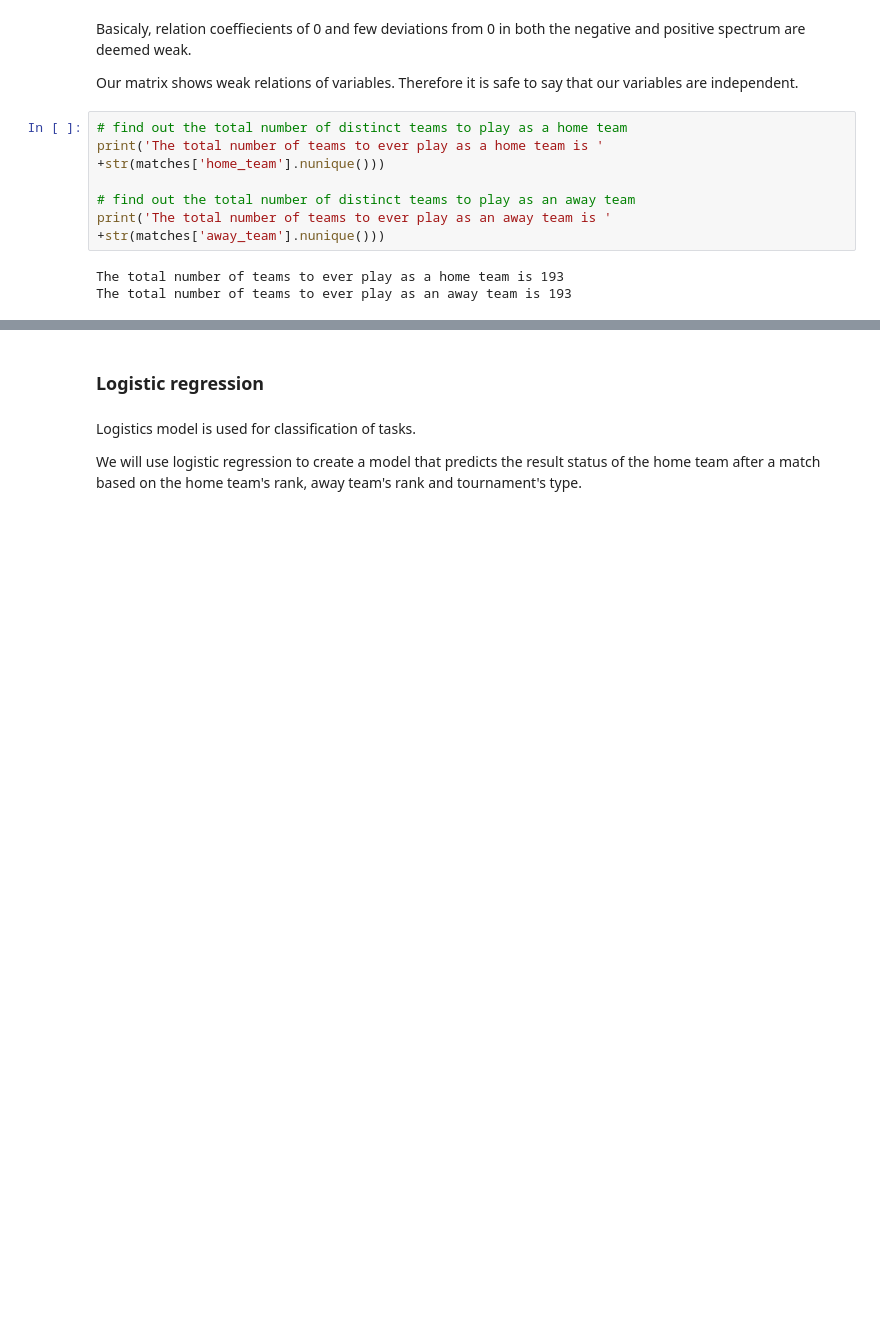
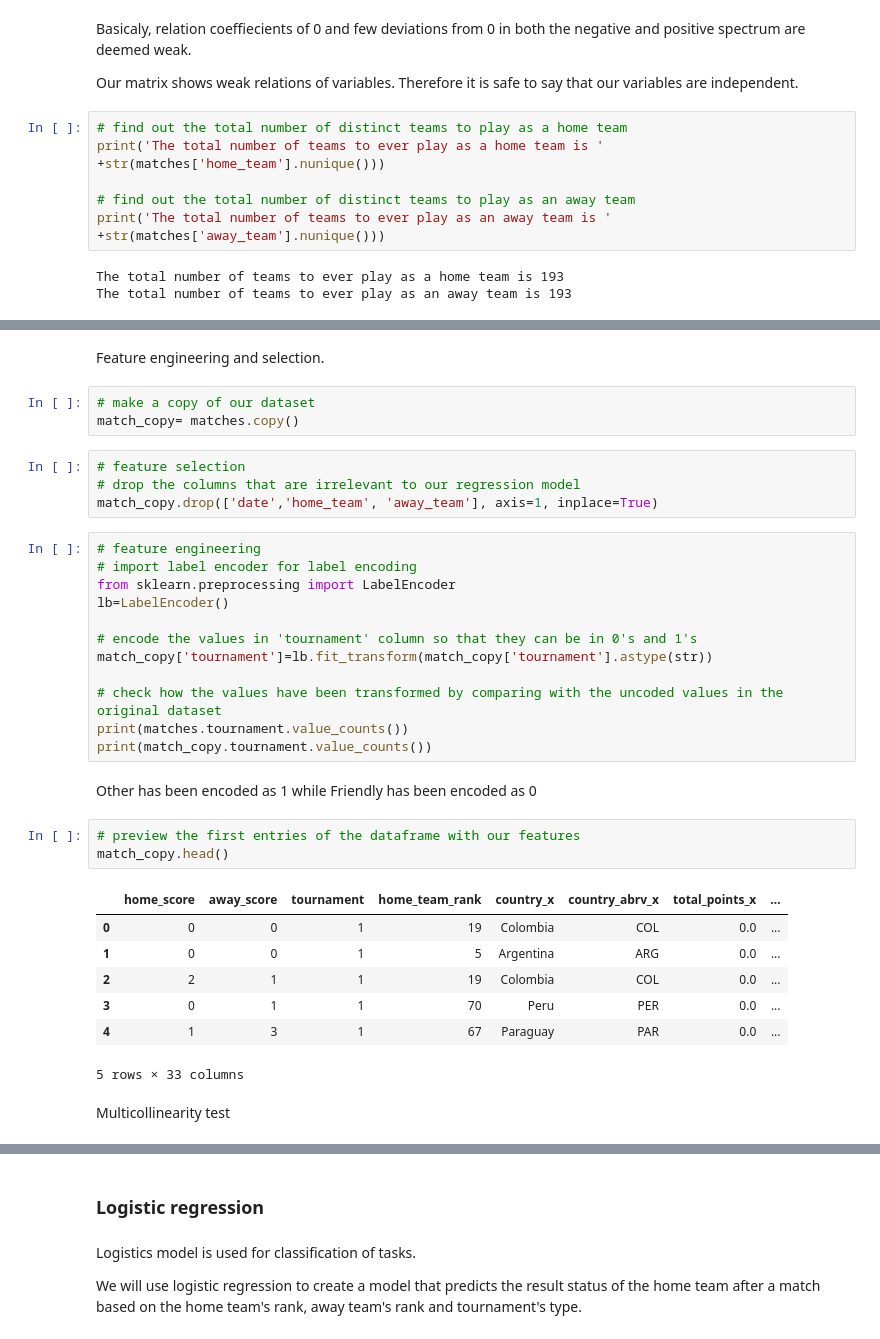
Before and after one commit to mungaimoureen/W6-Football-results-prediction., a Jupyter notebook: Moringa_Data_Science_Core_W6_Independent_Project_2022_06_Moureen_Mungai_Python_Notebook.ipynb, the cells around one changed output, grey strips where cells are left out. Cells and saved outputs as stored; diff of their text form; blank space fills up the shorter version.

```diff
--- a/Moringa_Data_Science_Core_W6_Independent_Project_2022_06_Moureen_Mungai_Python_Notebook.ipynb
+++ b/Moringa_Data_Science_Core_W6_Independent_Project_2022_06_Moureen_Mungai_Python_Notebook.ipynb
@@ -526,0 +525,36 @@ The total number of teams to ever play as an away team is 193
+# %% [markdown]
+Feature engineering and selection.
+# %%
+# make a copy of our dataset
+match_copy= matches.copy()
+# %%
+# feature selection
+# drop the columns that are irrelevant to our regression model
+match_copy.drop(['date','home_team', 'away_team'], axis=1, inplace=True)
+# %%
+# feature engineering
+# import label encoder for label encoding
+from sklearn.preprocessing import LabelEncoder
+lb=LabelEncoder()
+
+# encode the values in 'tournament' column so that they can be in 0's and 1's
+match_copy['tournament']=lb.fit_transform(match_copy['tournament'].astype(str))
+
+# check how the values have been transformed by comparing with the uncoded values in the original dataset
+print(matches.tournament.value_counts())
+print(match_copy.tournament.value_counts())
+# %% [markdown]
+Other has been encoded as 1 while Friendly has been encoded as 0
+# %%
+# preview the first entries of the dataframe with our features
+match_copy.head()
+# %% [output]
+|  | home_score | away_score | tournament | home_team_rank | country_x | country_abrv_x | total_points_x | ... |
+| 0 | 0 | 0 | 1 | 19 | Colombia | COL | 0.0 | ... |
+| 1 | 0 | 0 | 1 | 5 | Argentina | ARG | 0.0 | ... |
+| 2 | 2 | 1 | 1 | 19 | Colombia | COL | 0.0 | ... |
+| 3 | 0 | 1 | 1 | 70 | Peru | PER | 0.0 | ... |
+| 4 | 1 | 3 | 1 | 67 | Paraguay | PAR | 0.0 | ... |
+5 rows × 33 columns
+# %% [markdown]
+Multicollinearity test
```
Also changed, not shown: parts of 45 cells of this notebook.
